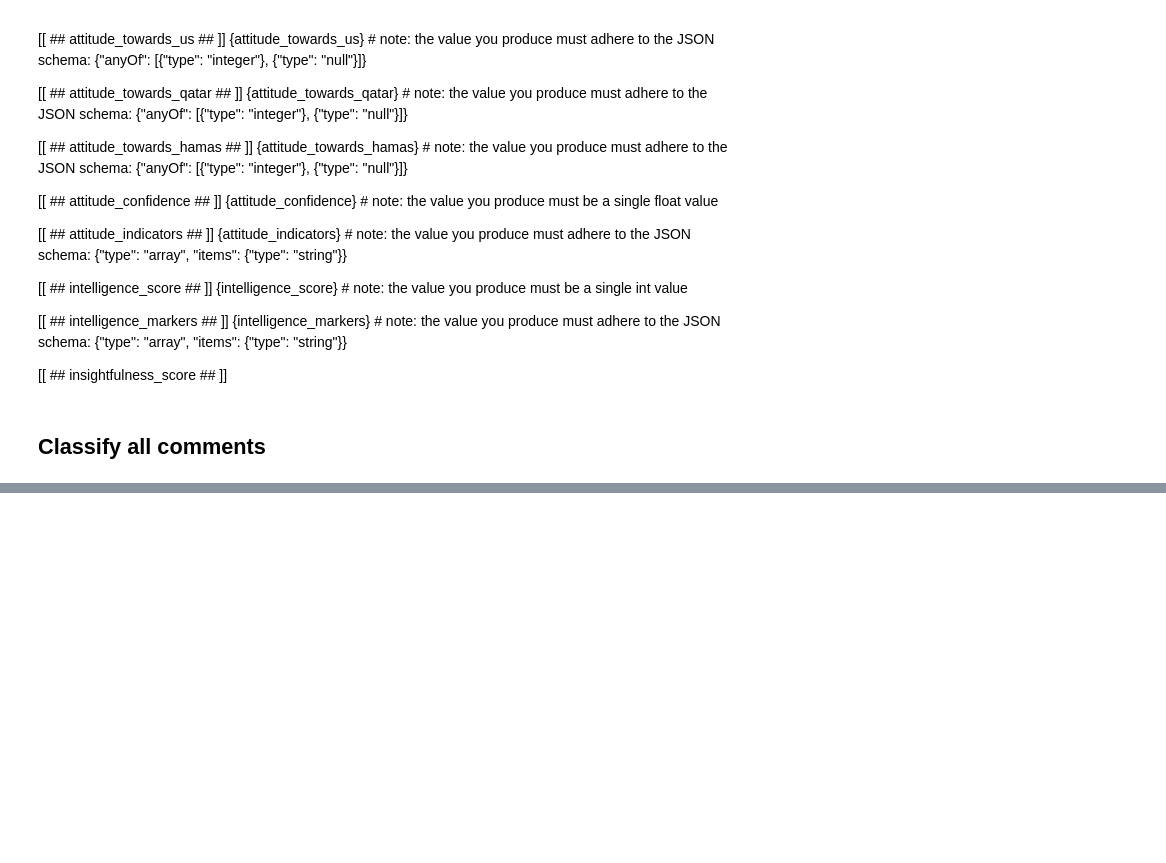
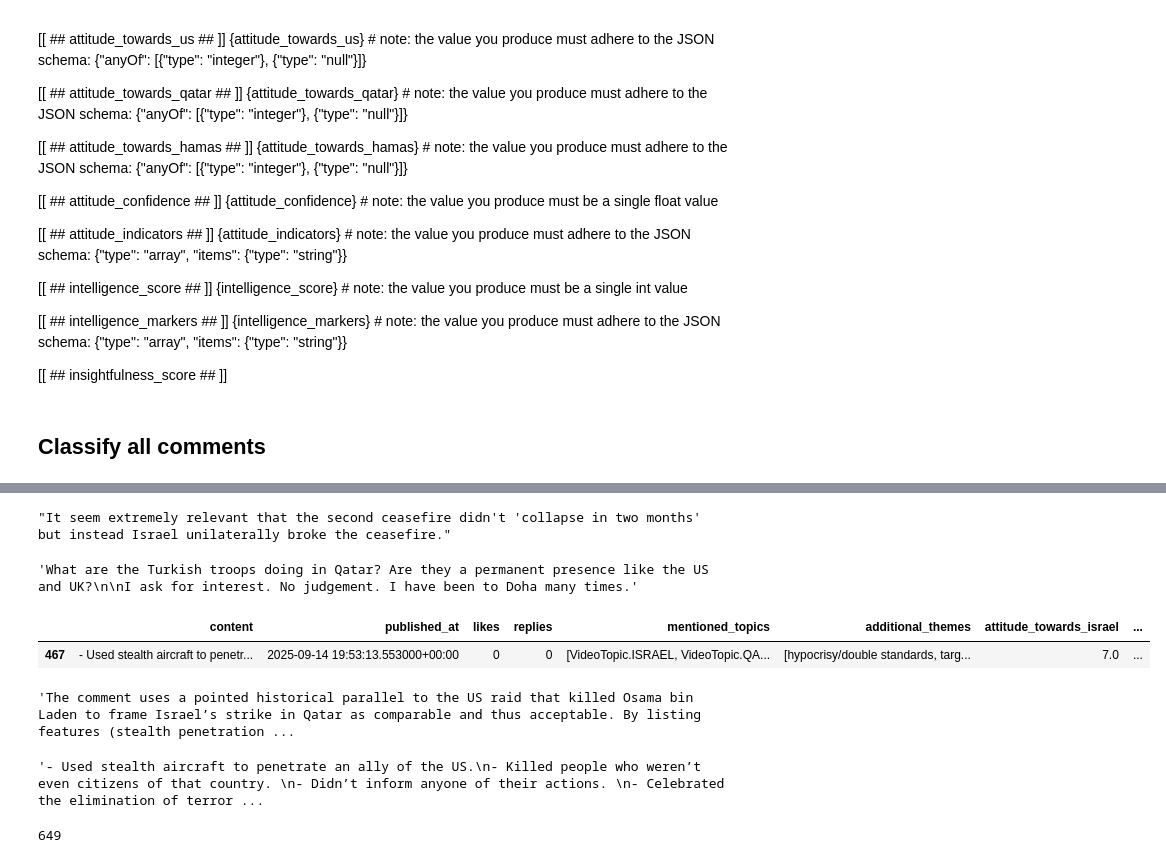
Before and after one commit to alexsanya/geopolitics-reading-glass, a Jupyter notebook: CommentsClassification.ipynb, the cells around one changed output, grey strips where cells are left out. Saved outputs shown, nothing was run; the diff lists cells and outputs as text; code cells hidden in the pictures; blank space fills up the shorter version.

```diff
--- a/DataAnalyze.ipynb
+++ b/CommentsClassification.ipynb
@@ -733,0 +921,27 @@ Processed 10 total comments
+# %%
+all_relevant_comments.loc[20].content
+# %% [output]
+"It seem extremely relevant that the second ceasefire didn't 'collapse in two months' but instead Israel unilaterally broke the ceasefire."
+# %%
+all_relevant_comments.loc[242].content
+# %% [output]
+'What are the Turkish troops doing in Qatar? Are they a permanent presence like the US and UK?\n\nI ask for interest. No judgement. I have been to Doha many times.'
+# %%
+all_relevant_comments = pd.read_pickle("data/comments_classified.pkl")
+# %%
+all_relevant_comments[(all_relevant_comments['attitude_towards_israel'] > 6) & (all_relevant_comments['insightfulness_score'] > 3)]
+# %% [output]
+|  | content | published_at | likes | replies | mentioned_topics | additional_themes | attitude_towards_israel | ... |
+| 467 | - Used stealth aircraft to penetr... | 2025-09-14 19:53:13.553000+00:00 | 0 | 0 | [VideoTopic.ISRAEL, VideoTopic.QA... | [hypocrisy/double standards, targ... | 7.0 | ... |
+# %%
+reasonings[467]
+# %% [output]
+'The comment uses a pointed historical parallel to the US raid that killed Osama bin Laden to frame Israel’s strike in Qatar as comparable and thus acceptable. By listing features (stealth penetration ...
+# %%
+all_relevant_comments.loc[467].content
+# %% [output]
+'- Used stealth aircraft to penetrate an ally of the US.\n- Killed people who weren’t even citizens of that country. \n- Didn’t inform anyone of their actions. \n- Celebrated the elimination of terror ...
+# %%
+len(all_relevant_comments)
+# %% [output]
+649
```
Also changed, not shown: parts of 31 cells of this notebook, 5 other files.
